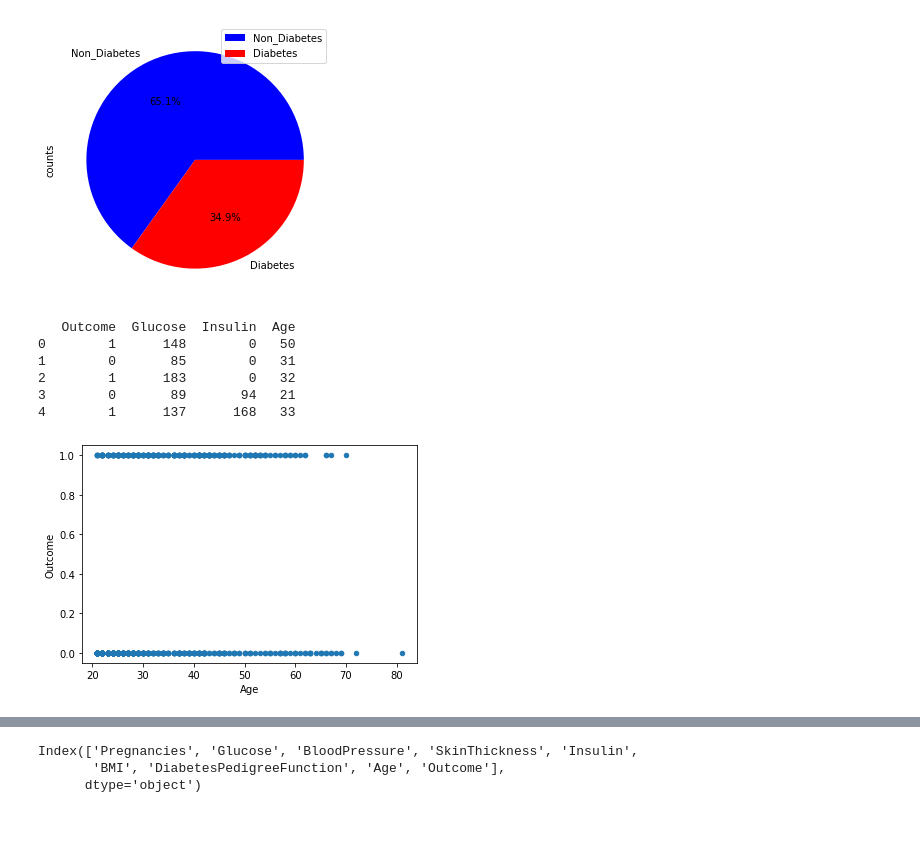
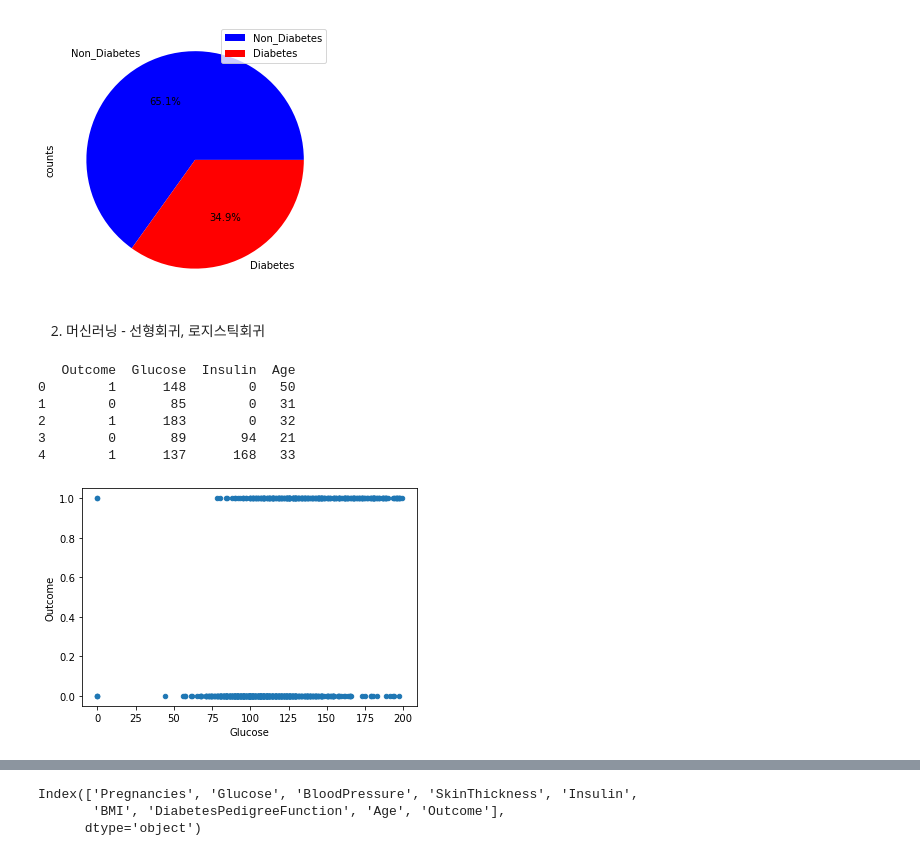
Before and after one commit to meemoon/diabetes-prediction, a Jupyter notebook: 당뇨병 예측.ipynb, the cells around one changed output, grey strips where cells are left out. Saved outputs shown, nothing was run; the diff lists cells and outputs as text; code cells hidden in the pictures; blank space fills up the shorter version.

```diff
--- a/당뇨병 예측.ipynb
+++ b/당뇨병 예측.ipynb
@@ -110,6 +112,8 @@ plt.legend(labels=Outcome_count.index, loc = 'best')
 # %% [output]
 <matplotlib.legend.Legend at 0x...>
 [figure]
+# %% [markdown]
+2. 머신러닝 - 선형회귀, 로지스틱회귀
 # %%
 ndf = df[['Outcome','Glucose','Insulin','Age']]
 print(ndf.head())
@@ -121,9 +125,9 @@ print(ndf.head())
 3        0       89       94   21
 4        1      137      168   33
 # %%
-ndf.plot(kind='scatter',x='Age',y='Outcome')
+ndf.plot(kind='scatter',x='Glucose',y='Outcome')
 plt.show()
 plt.close()
 # %% [output]
-[figure, old version]
+[figure, new version]
 # %%
```
Also changed, not shown: parts of 13 cells of this notebook.
